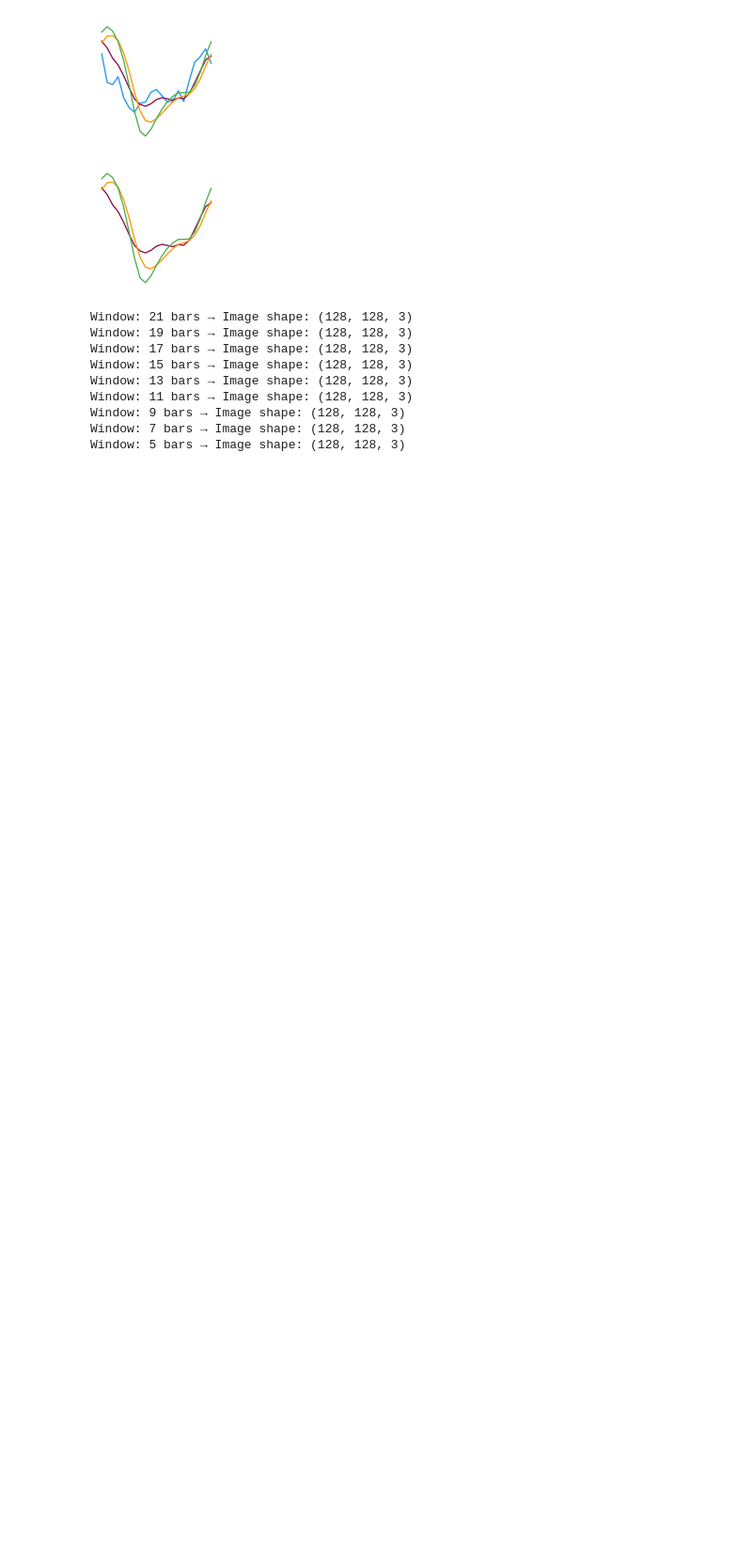
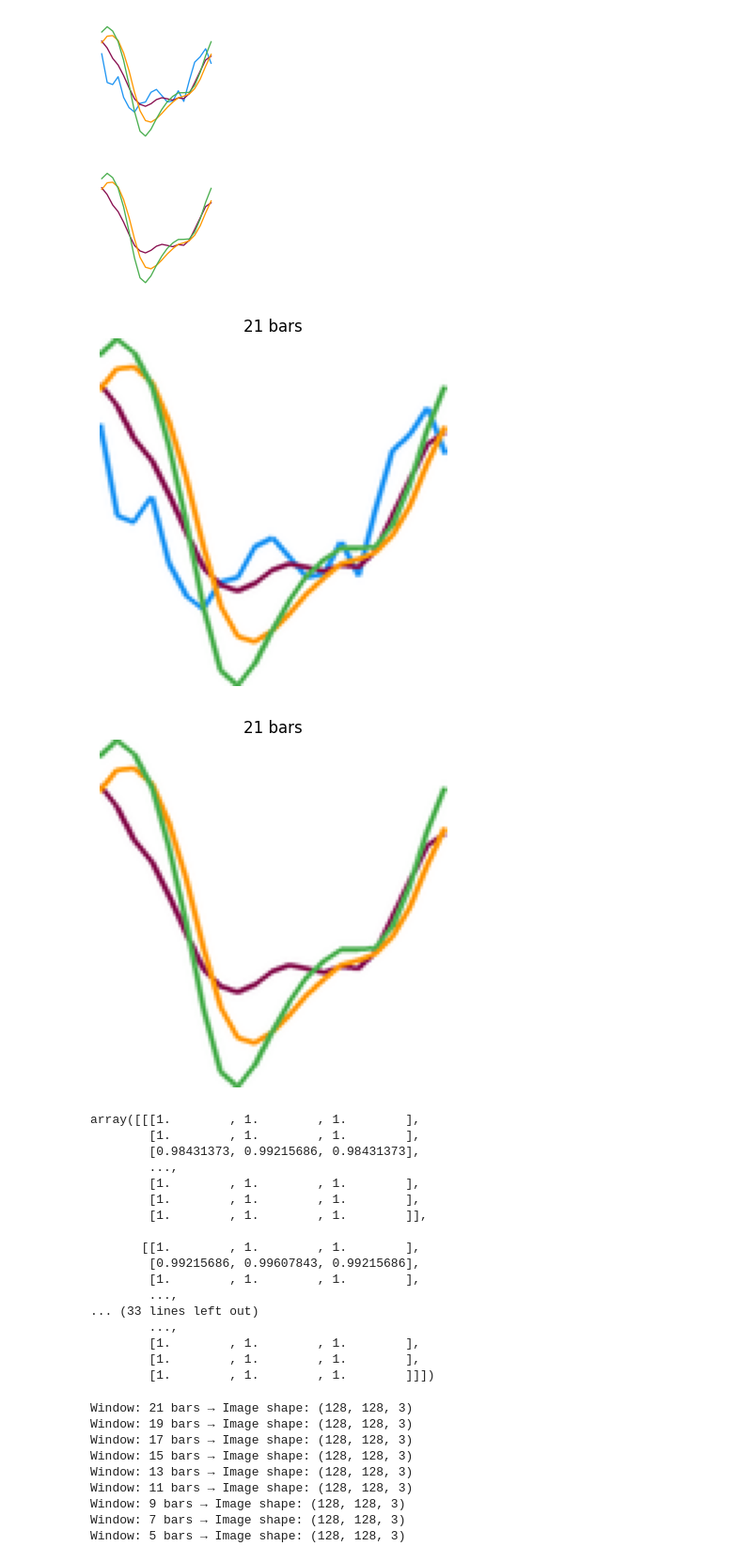
Before and after one commit to kjpou1/convolution-patterns, a Jupyter notebook: notebook/notebooks/pattern_plot_preview.ipynb, the cells around one changed output. Shown at 94% size. Drawn from its saved outputs; the diff is of its cells as text; code cells hidden in the pictures; blank space fills up the shorter version.

Commit message:
add headless PIL image generation for comparison

```diff
--- a/notebook/notebooks/pattern_plot_preview.ipynb
+++ b/notebook/notebooks/pattern_plot_preview.ipynb
@@ -68,6 +185,32 @@ load_and_plot_pattern(signal_path, include_close=False)
 # %% [output]
 [figure]
 [figure]
+# %%
+# 🔵 With Close
+load_and_plot_pattern_pil(signal_path, include_close=True, upscale=4)
+
+# 🔴 Without Close
+load_and_plot_pattern_pil(signal_path, include_close=False)
+# %% [output]
+[figure, added]
+[figure, added]
+array([[[1.        , 1.        , 1.        ],
+        [1.        , 1.        , 1.        ],
+        [0.98431373, 0.99215686, 0.98431373],
+        ...,
+        [1.        , 1.        , 1.        ],
+        [1.        , 1.        , 1.        ],
+        [1.        , 1.        , 1.        ]],
+
+       [[1.        , 1.        , 1.        ],
+        [0.99215686, 0.99607843, 0.99215686],
+        [1.        , 1.        , 1.        ],
+        ...,
+... (33 lines left out)
+        ...,
+        [1.        , 1.        , 1.        ],
+        [1.        , 1.        , 1.        ],
+        [1.        , 1.        , 1.        ]]])
 # %%
 def plot_pattern_image_array(df, num_days=28, size=(128, 128), include_close=True):
     df_window = df.tail(num_days)
```
Also changed, not shown: parts of 7 cells of this notebook.
